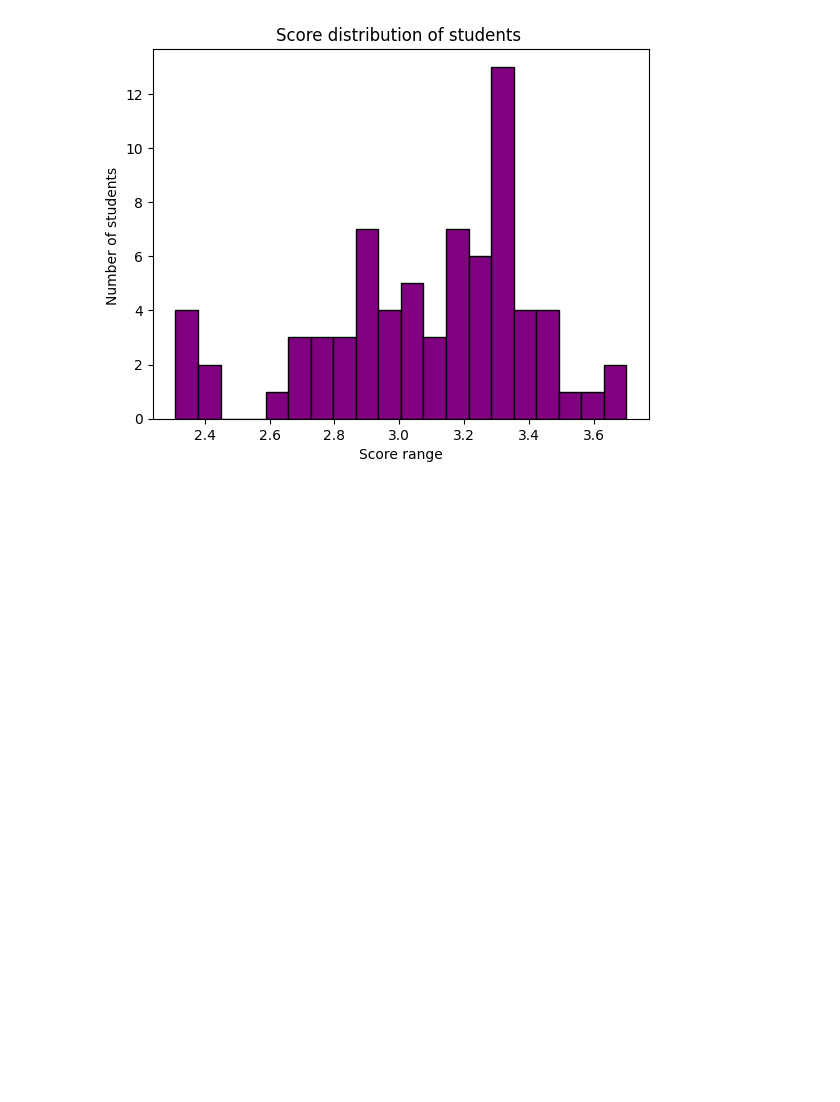
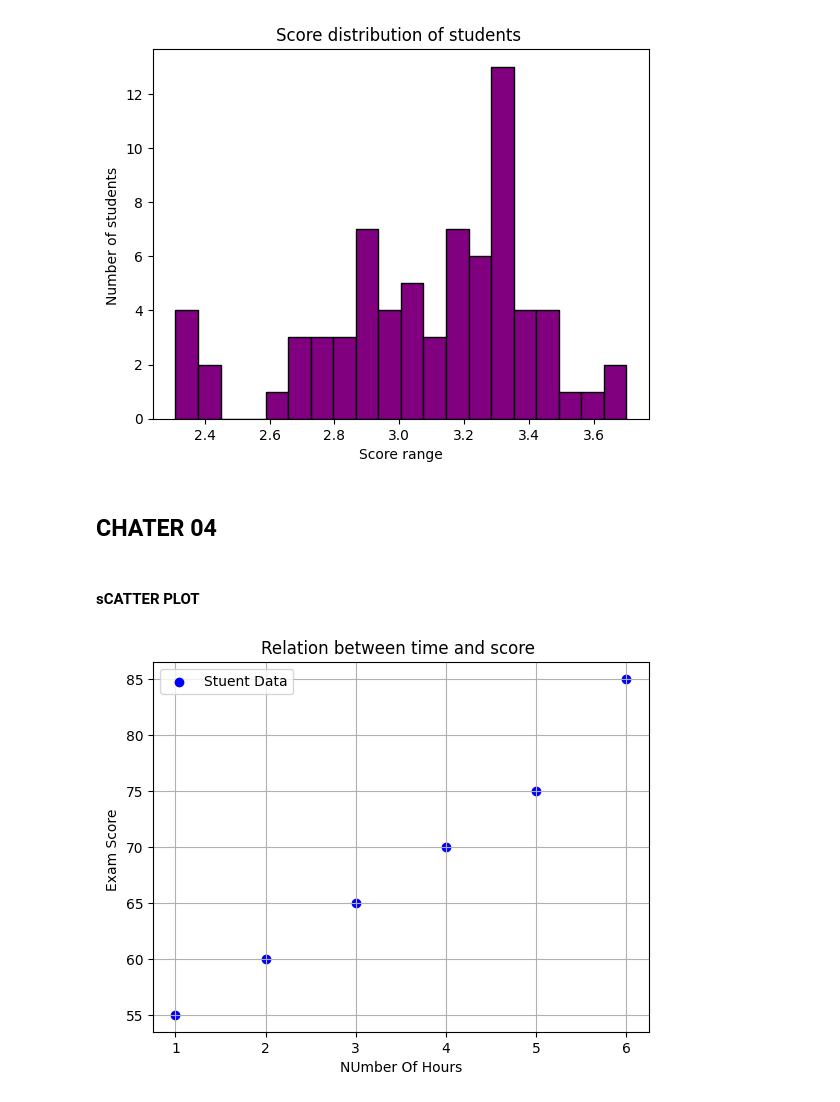
Before and after one commit to Muhammad361738/Data-science-ned, a Jupyter notebook: matplotlip/chapter1.ipynb, the cells around one changed output. Cells and saved outputs as stored; diff of their text form; code cells hidden in the pictures; blank space fills up the shorter version.

```diff
--- a/matplotlip/chapter1.ipynb
+++ b/matplotlip/chapter1.ipynb
@@ -70,3 +70,19 @@ plt.title("Score distribution of students ")
 plt.show()
 # %% [output]
 [figure]
+# %% [markdown]
+## CHATER 04
+# %% [markdown]
+#### sCATTER PLOT
+# %%
+marks = [55,60,65,70,75,85]
+hours = [1,2,3,4,5,6]
+plt.scatter(hours , marks , color = "blue", marker = "o",label = "Stuent Data")
+plt.xlabel("NUmber Of Hours")
+plt.ylabel("Exam Score ")
+plt.title("Relation between time and score ")
+plt.grid(True)
+plt.legend()
+plt.show()
+# %% [output]
+[figure, added]
```
Also changed, not shown: parts of 3 cells of this notebook.
